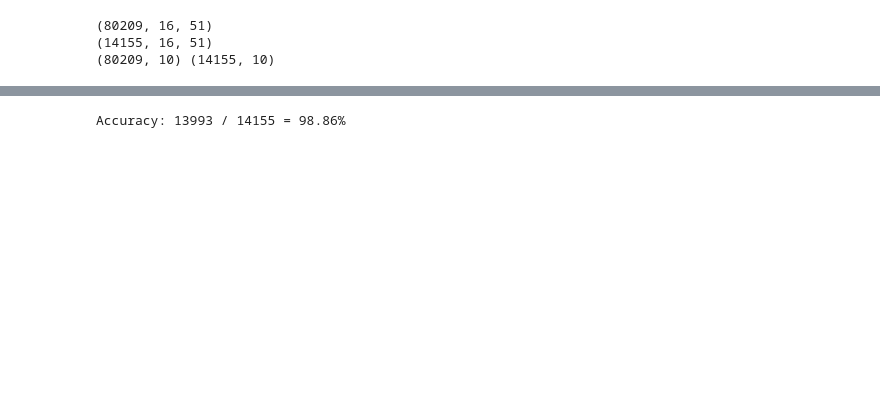
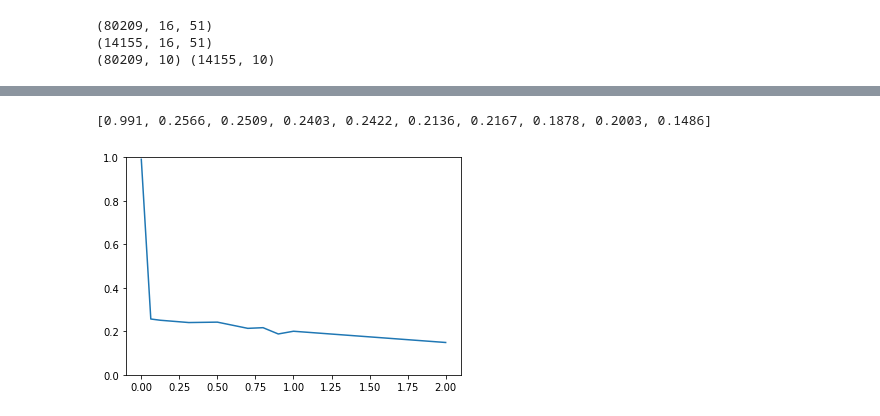
Before and after one commit to vijfhoek/deeplearning, a Jupyter notebook: main.ipynb, the cells around one changed output, grey strips where cells are left out. Cells and saved outputs as stored; diff of their text form; code cells hidden in the pictures; blank space fills up the shorter version.

```diff
--- a/main.ipynb
+++ b/main.ipynb
@@ -154,5 +178,5 @@ def create_model(learning_rate=1e-4, window_size=16, num_features=51):
     return model
 # %%
 model = create_model()
-model.fit(x_train, y_train, epochs=100, batch_size=256)
+model.fit(x_train, y_train, epochs=1000, batch_size=256)
 # %% [output]
@@ -176,3 +200,7 @@ Epoch 100/100
 <tensorflow.python.keras.callbacks.History at 0x...>
-# %%
-prediction = model.predict(x_test)
+# %%
+# noisy_test = add_noise(x_test)
+predictions = []
+for i, p in enumerate(packaged_data):
+    print(i)
+    predictions.append(model.predict(p[:10000]))
@@ -179,11 +218,23 @@ prediction = model.predict(x_test)
 # %%
-correct_count = 0
+percentages = []
 
-for i, p in enumerate(prediction):
-    # check if predicted labels is the same as test label
-    if np.argmax(p) == np.argmax(y_test[i]):
-        correct_count += 1
+for j, prediction in enumerate(predictions):
+    correct_count = 0
 
-print(f"Accuracy: {correct_count} / {len(prediction)} = {correct_count / len(prediction) * 100:.2f}%")
+    for i, p in enumerate(prediction):
+        # check if predicted labels is the same as test label
+        if np.argmax(p) == np.argmax(y_data[i]):
+            correct_count += 1
+
+    percentages.append(correct_count/len(prediction))
+# print(f"Accuracy: {correct_count} / {len(prediction)} = {correct_count / len(prediction) * 100:.2f}%")
+
+percentages
 # %% [output]
-Accuracy: 13993 / 14155 = 98.86%
+[0.991, 0.2566, 0.2509, 0.2403, 0.2422, 0.2136, 0.2167, 0.1878, 0.2003, 0.1486]
+# %%
+plt.plot(std_levels, percentages)
+plt.ylim((0.0, 1.0))
+plt.show()
+# %% [output]
+[figure, added]
```
Also changed, not shown: parts of 9 cells of this notebook, 1 other file.
